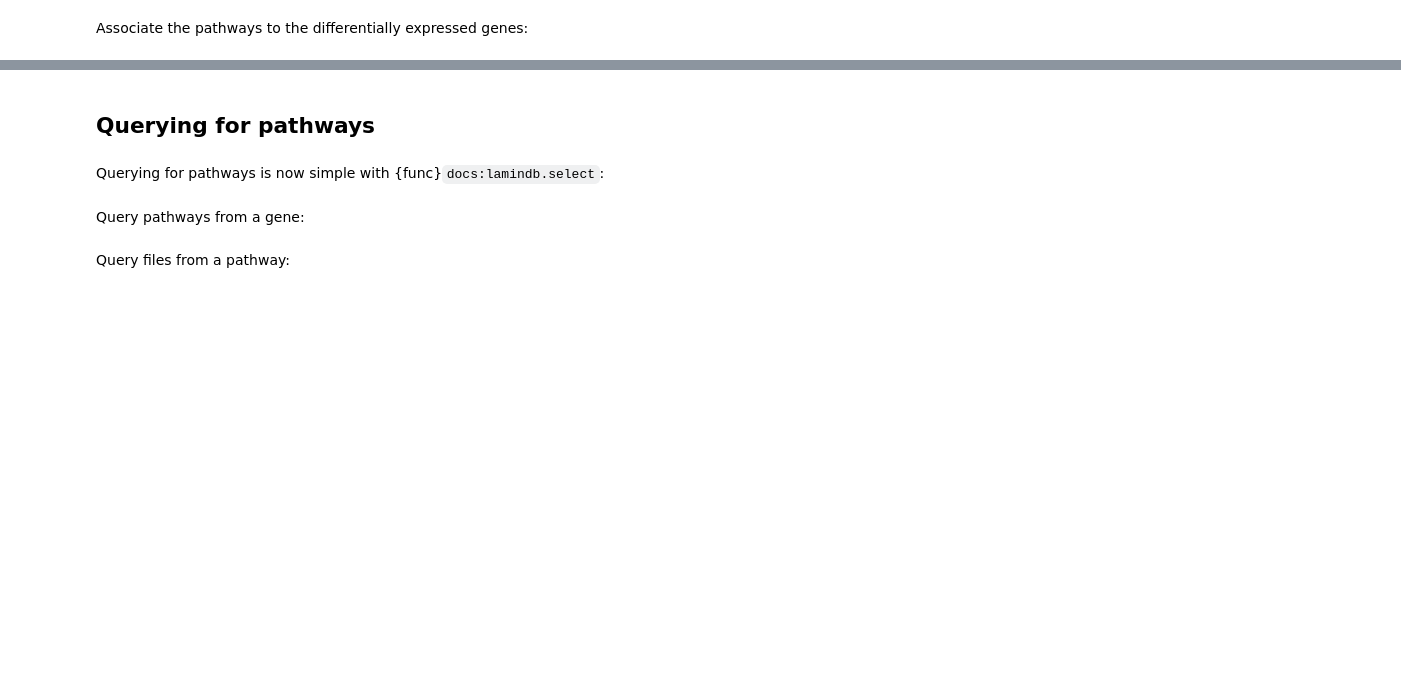
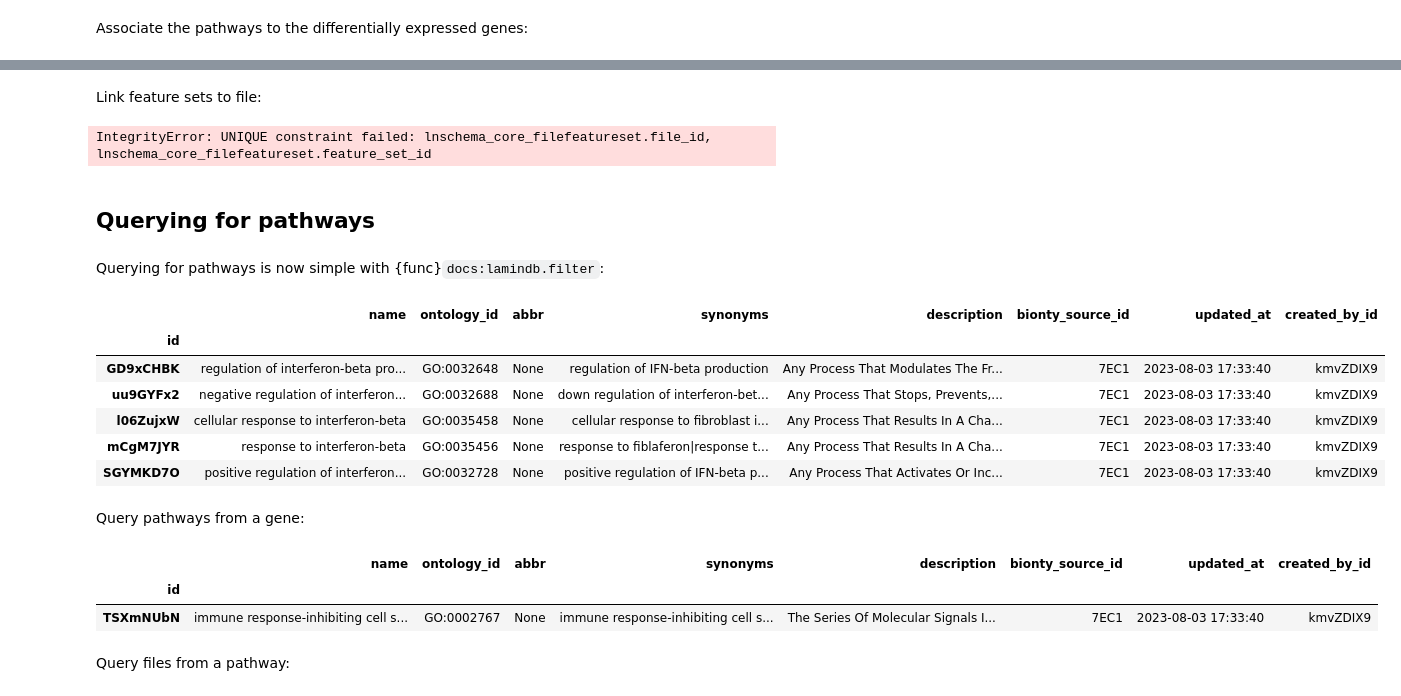
Before and after one commit to laminlabs/lamin-usecases, a Jupyter notebook: docs/usecases/enrichr.ipynb, the cells around one changed output, grey strips where cells are left out. Cells and saved outputs as stored; diff of their text form; code cells hidden in the pictures; blank space fills up the shorter version.

```diff
--- a/docs/usecases/enrichr.ipynb
+++ b/docs/usecases/enrichr.ipynb
@@ -31,3 +31,4 @@ import matplotlib.pyplot as plt
 from lamin_usecases import datasets as ds
 
 ln.settings.verbosity = 3  # show hints
+lb.settings.species = "human"  # globally set species
@@ -215,13 +324,32 @@ file.feature_sets.add(degs_dw_featureset)
+# %% [markdown]
+Link feature sets to file:
+# %%
+file.features.add_feature_set(degs_up_featureset, slot="up-DEGs")
+file.features.add_feature_set(degs_dw_featureset, slot="down-DEGs")
+# %% [output]
+IntegrityError: UNIQUE constraint failed: lnschema_core_filefeatureset.file_id, lnschema_core_filefeatureset.feature_set_id
 # %% [markdown]
 ## Querying for pathways
 # %% [markdown]
-Querying for pathways is now simple with {func}`docs:lamindb.select`:
+Querying for pathways is now simple with {func}`docs:lamindb.filter`:
 # %%
-lb.Pathway.select(name__contains="interferon-beta").df()
+lb.Pathway.filter(name__contains="interferon-beta").df()
+# %% [output]
+|  | name | ontology_id | abbr | synonyms | description | bionty_source_id | updated_at | created_by_id |
+| id |  |  |  |  |  |  |  |  |
+| GD9xCHBK | regulation of interferon-beta pro... | GO:0032648 | None | regulation of IFN-beta production | Any Process That Modulates The Fr... | 7EC1 | 2023-08-03 17:33:40 | kmvZDIX9 |
+| uu9GYFx2 | negative regulation of interferon... | GO:0032688 | None | down regulation of interferon-bet... | Any Process That Stops, Prevents,... | 7EC1 | 2023-08-03 17:33:40 | kmvZDIX9 |
+| l06ZujxW | cellular response to interferon-beta | GO:0035458 | None | cellular response to fibroblast i... | Any Process That Results In A Cha... | 7EC1 | 2023-08-03 17:33:40 | kmvZDIX9 |
+| mCgM7JYR | response to interferon-beta | GO:0035456 | None | response to fiblaferon|response t... | Any Process That Results In A Cha... | 7EC1 | 2023-08-03 17:33:40 | kmvZDIX9 |
+| SGYMKD7O | positive regulation of interferon... | GO:0032728 | None | positive regulation of IFN-beta p... | Any Process That Activates Or Inc... | 7EC1 | 2023-08-03 17:33:40 | kmvZDIX9 |
 # %% [markdown]
 Query pathways from a gene:
 # %%
-lb.Pathway.select(genes__symbol="KIR2DL1").df()
+lb.Pathway.filter(genes__symbol="KIR2DL1").df()
+# %% [output]
+|  | name | ontology_id | abbr | synonyms | description | bionty_source_id | updated_at | created_by_id |
+| id |  |  |  |  |  |  |  |  |
+| TSXmNUbN | immune response-inhibiting cell s... | GO:0002767 | None | immune response-inhibiting cell s... | The Series Of Molecular Signals I... | 7EC1 | 2023-08-03 17:33:40 | kmvZDIX9 |
 # %% [markdown]
 Query files from a pathway:
 # %%
```
Also changed, not shown: parts of 32 cells of this notebook, 3 other files.
